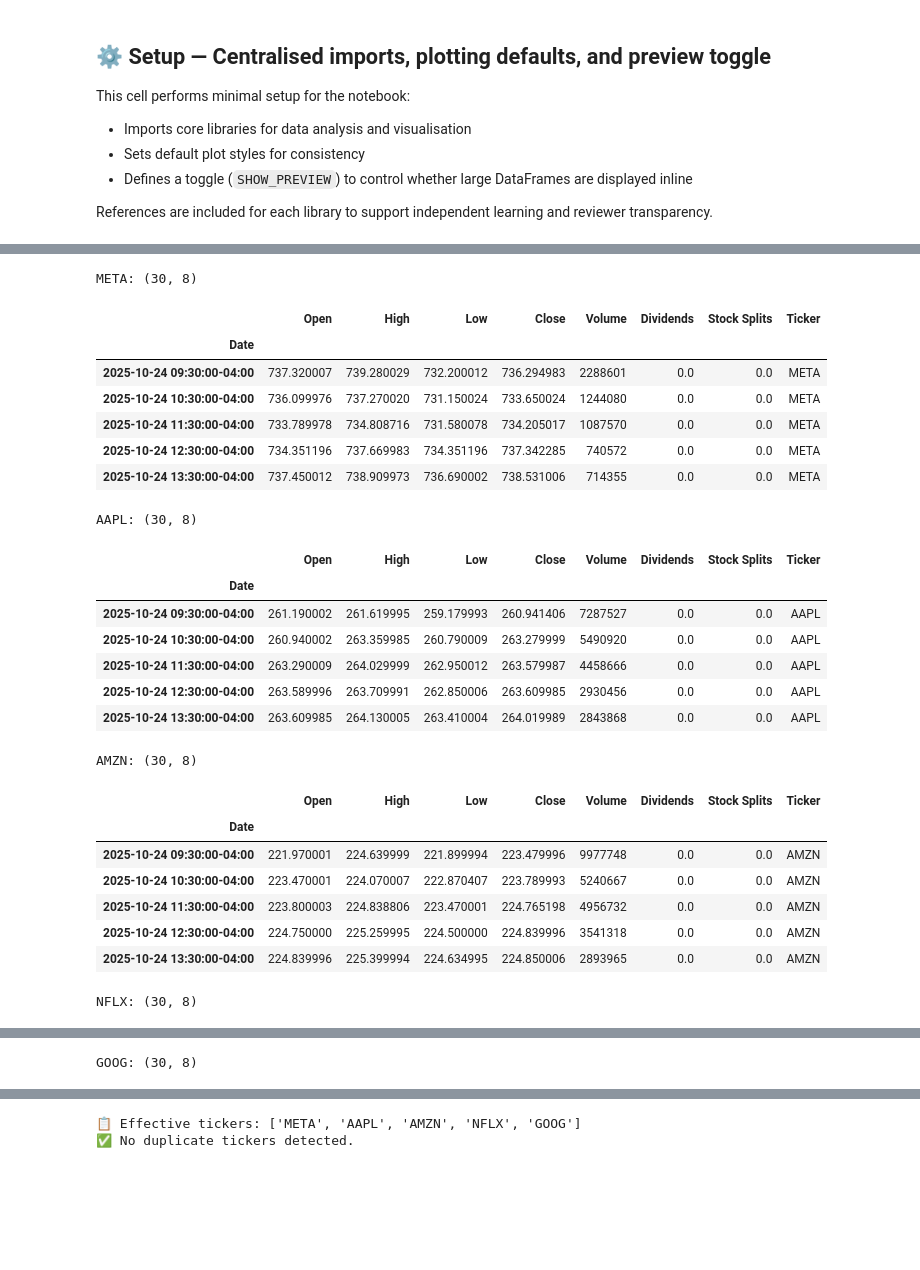
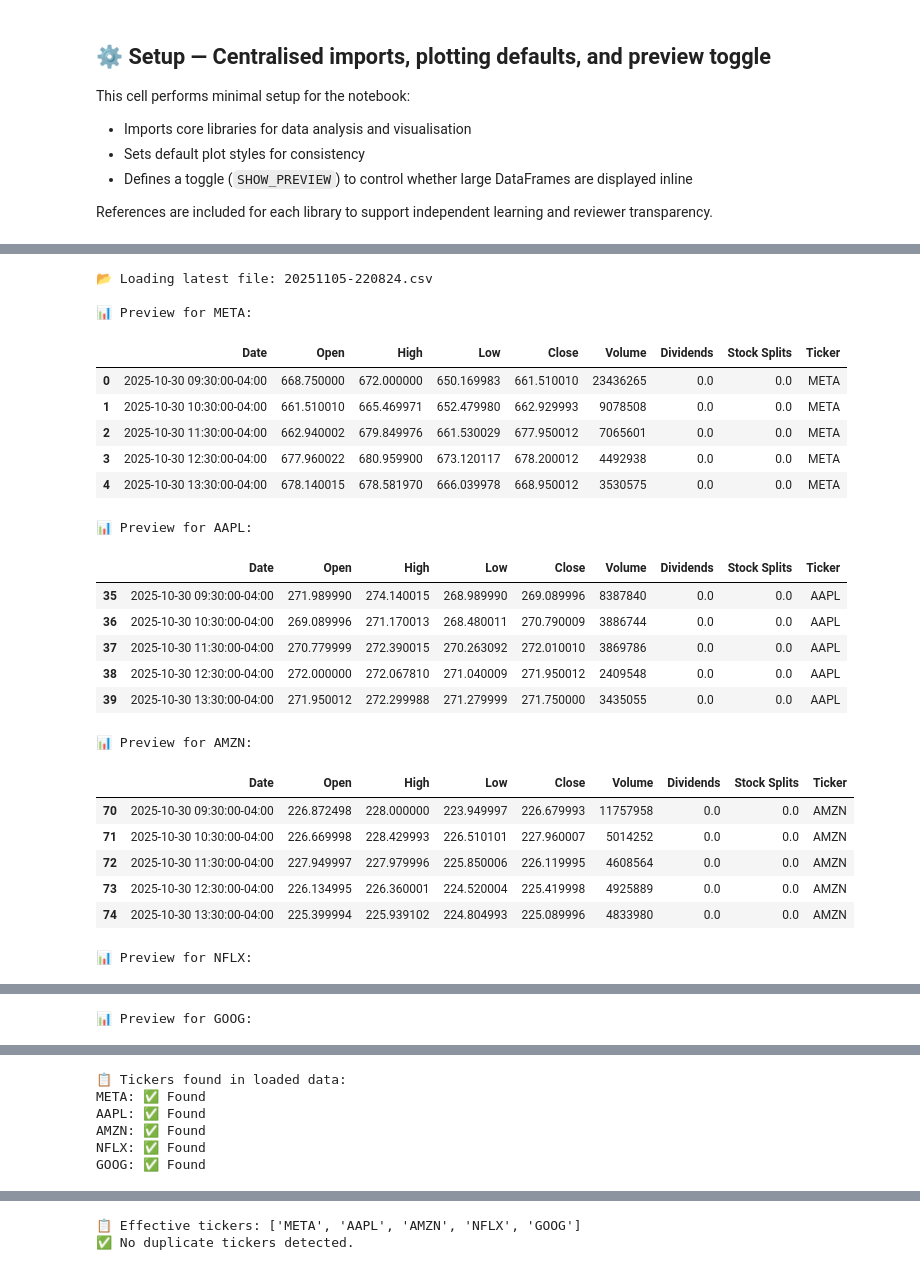
Before and after one commit to ECronin1973/computer_infrastructure, a Jupyter notebook: notebooks/problems.ipynb, the cells around one changed output, grey strips where cells are left out. Saved outputs shown, nothing was run; the diff lists cells and outputs as text; code cells hidden in the pictures; blank space fills up the shorter version.

Commit message:
updated notebook and README for easy to follow broken down code cells and markdown headings

```diff
--- a/notebooks/problems.ipynb
+++ b/notebooks/problems.ipynb
@@ -496,41 +497,39 @@ This modular approach supports reproducibility, offline analysis, and downstream
 # %%
-# Step 2 — 🗂️ Load: Read the most recent saved CSV for each ticker into `data` (no fetching)
-# Single responsibility: load only. Assumes Step 1 has created CSVs in ../data
-data = load_latest_csvs(tickers, folder='../data', show_preview=SHOW_PREVIEW)
-# After this cell `data` is a dict mapping ticker->DataFrame and is ready for plotting
+# Step 2 — 🗂️ Load: Read the most recent combined CSV into `data` (no fetching)
+data = load_latest_data(tickers, folder=str(DATA_DIR), show_preview=SHOW_PREVIEW)
 
-# 🧪 Diagnostic: Confirm which CSV files were loaded for plotting
-print("📂 Latest CSVs used for plotting:")
-for ticker in tickers:
-    files = [f for f in os.listdir('../data') if f.startswith(f"{ticker}_") and f.endswith('.csv')]
-    if files:
-        latest = sorted(files, reverse=True)[0]
-        print(f"{ticker}: {latest}")
+# 🧪 Diagnostic: Confirm which tickers were loaded
+print("📋 Tickers found in loaded data:")
+for t in tickers:
+    if t not in data:
+        status = "⚠️ Missing"
+    elif data[t].empty:
+        status = "⚠️ Empty"
     else:
-        print(f"{ticker}: ⚠️ No file found")
+        status = "✅ Found"
+    print(f"{t}: {status}")
 # %% [output]
-META: (30, 8)
+📂 Loading latest file: 20251105-220824.csv
+
+📊 Preview for META:
-|  | Open | High | Low | Close | Volume | Dividends | Stock Splits | Ticker |
-| Date |  |  |  |  |  |  |  |  |
-| 2025-10-24 09:30:00-04:00 | 737.320007 | 739.280029 | 732.200012 | 736.294983 | 2288601 | 0.0 | 0.0 | META |
-| 2025-10-24 10:30:00-04:00 | 736.099976 | 737.270020 | 731.150024 | 733.650024 | 1244080 | 0.0 | 0.0 | META |
-| 2025-10-24 11:30:00-04:00 | 733.789978 | 734.808716 | 731.580078 | 734.205017 | 1087570 | 0.0 | 0.0 | META |
-| 2025-10-24 12:30:00-04:00 | 734.351196 | 737.669983 | 734.351196 | 737.342285 | 740572 | 0.0 | 0.0 | META |
-| 2025-10-24 13:30:00-04:00 | 737.450012 | 738.909973 | 736.690002 | 738.531006 | 714355 | 0.0 | 0.0 | META |
+|  | Date | Open | High | Low | Close | Volume | Dividends | Stock Splits | Ticker |
+| 0 | 2025-10-30 09:30:00-04:00 | 668.750000 | 672.000000 | 650.169983 | 661.510010 | 23436265 | 0.0 | 0.0 | META |
+| 1 | 2025-10-30 10:30:00-04:00 | 661.510010 | 665.469971 | 652.479980 | 662.929993 | 9078508 | 0.0 | 0.0 | META |
+| 2 | 2025-10-30 11:30:00-04:00 | 662.940002 | 679.849976 | 661.530029 | 677.950012 | 7065601 | 0.0 | 0.0 | META |
+| 3 | 2025-10-30 12:30:00-04:00 | 677.960022 | 680.959900 | 673.120117 | 678.200012 | 4492938 | 0.0 | 0.0 | META |
+| 4 | 2025-10-30 13:30:00-04:00 | 678.140015 | 678.581970 | 666.039978 | 668.950012 | 3530575 | 0.0 | 0.0 | META |
-AAPL: (30, 8)
+📊 Preview for AAPL:
-|  | Open | High | Low | Close | Volume | Dividends | Stock Splits | Ticker |
-| Date |  |  |  |  |  |  |  |  |
-| 2025-10-24 09:30:00-04:00 | 261.190002 | 261.619995 | 259.179993 | 260.941406 | 7287527 | 0.0 | 0.0 | AAPL |
-| 2025-10-24 10:30:00-04:00 | 260.940002 | 263.359985 | 260.790009 | 263.279999 | 5490920 | 0.0 | 0.0 | AAPL |
-| 2025-10-24 11:30:00-04:00 | 263.290009 | 264.029999 | 262.950012 | 263.579987 | 4458666 | 0.0 | 0.0 | AAPL |
-| 2025-10-24 12:30:00-04:00 | 263.589996 | 263.709991 | 262.850006 | 263.609985 | 2930456 | 0.0 | 0.0 | AAPL |
-| 2025-10-24 13:30:00-04:00 | 263.609985 | 264.130005 | 263.410004 | 264.019989 | 2843868 | 0.0 | 0.0 | AAPL |
+|  | Date | Open | High | Low | Close | Volume | Dividends | Stock Splits | Ticker |
+| 35 | 2025-10-30 09:30:00-04:00 | 271.989990 | 274.140015 | 268.989990 | 269.089996 | 8387840 | 0.0 | 0.0 | AAPL |
+| 36 | 2025-10-30 10:30:00-04:00 | 269.089996 | 271.170013 | 268.480011 | 270.790009 | 3886744 | 0.0 | 0.0 | AAPL |
+| 37 | 2025-10-30 11:30:00-04:00 | 270.779999 | 272.390015 | 270.263092 | 272.010010 | 3869786 | 0.0 | 0.0 | AAPL |
+| 38 | 2025-10-30 12:30:00-04:00 | 272.000000 | 272.067810 | 271.040009 | 271.950012 | 2409548 | 0.0 | 0.0 | AAPL |
+| 39 | 2025-10-30 13:30:00-04:00 | 271.950012 | 272.299988 | 271.279999 | 271.750000 | 3435055 | 0.0 | 0.0 | AAPL |
-AMZN: (30, 8)
+📊 Preview for AMZN:
-|  | Open | High | Low | Close | Volume | Dividends | Stock Splits | Ticker |
-| Date |  |  |  |  |  |  |  |  |
-| 2025-10-24 09:30:00-04:00 | 221.970001 | 224.639999 | 221.899994 | 223.479996 | 9977748 | 0.0 | 0.0 | AMZN |
-| 2025-10-24 10:30:00-04:00 | 223.470001 | 224.070007 | 222.870407 | 223.789993 | 5240667 | 0.0 | 0.0 | AMZN |
-| 2025-10-24 11:30:00-04:00 | 223.800003 | 224.838806 | 223.470001 | 224.765198 | 4956732 | 0.0 | 0.0 | AMZN |
-| 2025-10-24 12:30:00-04:00 | 224.750000 | 225.259995 | 224.500000 | 224.839996 | 3541318 | 0.0 | 0.0 | AMZN |
-| 2025-10-24 13:30:00-04:00 | 224.839996 | 225.399994 | 224.634995 | 224.850006 | 2893965 | 0.0 | 0.0 | AMZN |
+|  | Date | Open | High | Low | Close | Volume | Dividends | Stock Splits | Ticker |
+| 70 | 2025-10-30 09:30:00-04:00 | 226.872498 | 228.000000 | 223.949997 | 226.679993 | 11757958 | 0.0 | 0.0 | AMZN |
+| 71 | 2025-10-30 10:30:00-04:00 | 226.669998 | 228.429993 | 226.510101 | 227.960007 | 5014252 | 0.0 | 0.0 | AMZN |
+| 72 | 2025-10-30 11:30:00-04:00 | 227.949997 | 227.979996 | 225.850006 | 226.119995 | 4608564 | 0.0 | 0.0 | AMZN |
+| 73 | 2025-10-30 12:30:00-04:00 | 226.134995 | 226.360001 | 224.520004 | 225.419998 | 4925889 | 0.0 | 0.0 | AMZN |
+| 74 | 2025-10-30 13:30:00-04:00 | 225.399994 | 225.939102 | 224.804993 | 225.089996 | 4833980 | 0.0 | 0.0 | AMZN |
-NFLX: (30, 8)
+📊 Preview for NFLX:
@@ -544 +542 @@ NFLX: (30, 8)
-GOOG: (30, 8)
+📊 Preview for GOOG:
@@ -552 +549,7 @@ GOOG: (30, 8)
+📋 Tickers found in loaded data:
+META: ✅ Found
+AAPL: ✅ Found
+AMZN: ✅ Found
+NFLX: ✅ Found
+GOOG: ✅ Found
 # %% [markdown]
```
Also changed, not shown: parts of 67 cells of this notebook, 9 other files.
